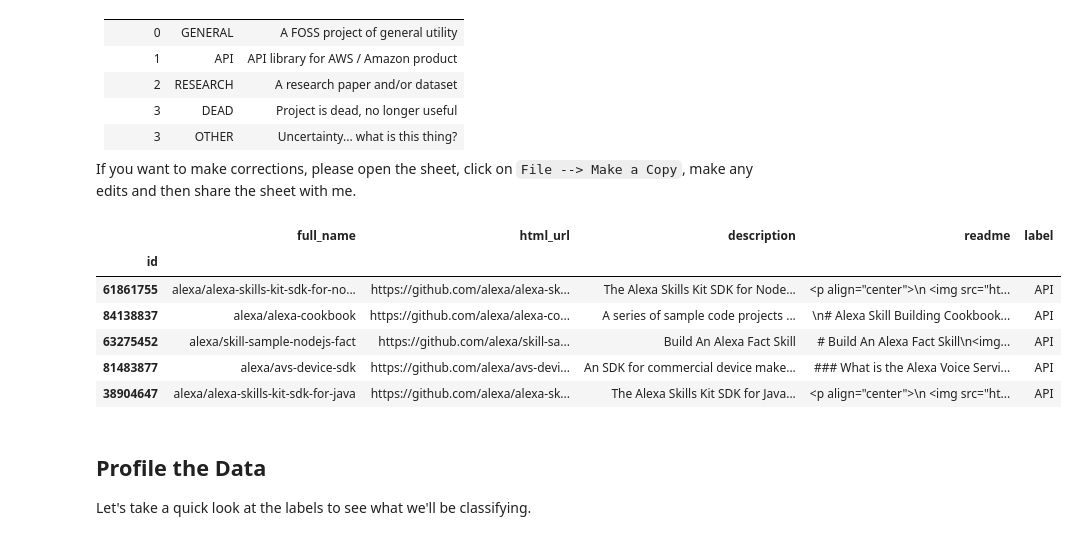
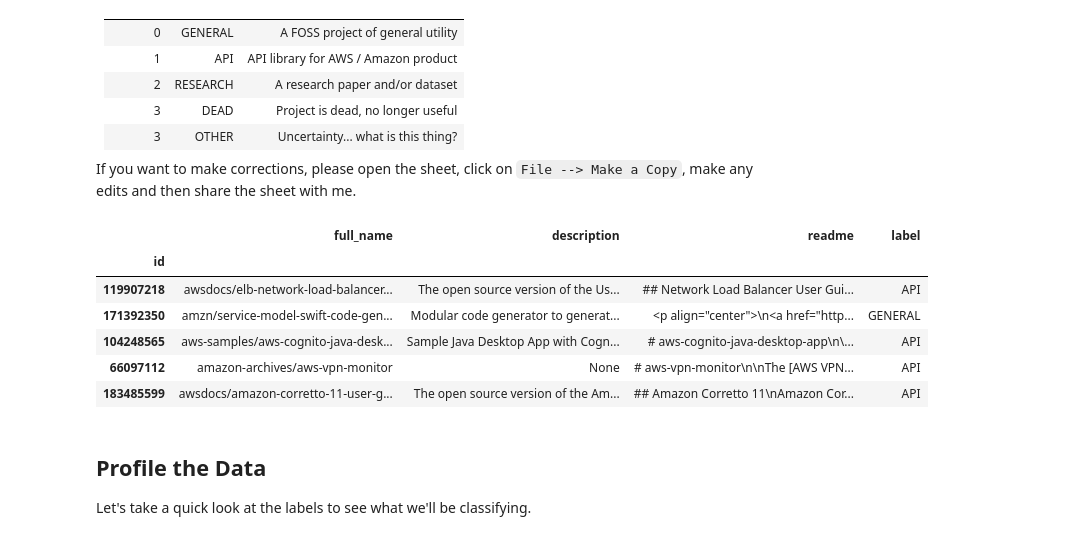
Before and after one commit to rjurney/weakly_supervised_learning_code, a Jupyter notebook: ch03/Introducing Snorkel.ipynb, the cells around one changed output. Drawn from its saved outputs; the diff is of its cells as text; code cells hidden in the pictures.

```diff
--- a/ch03/Introducing Snorkel.ipynb
+++ b/ch03/Introducing Snorkel.ipynb
@@ -41,15 +47,20 @@ In order to get a ground truth dataset against which to benchmark our Snorkel la
 If you want to make corrections, please open the sheet, click on `File --> Make a Copy`, make any edits and then share the sheet with me.
 # %%
 readme_df = pd.read_parquet('../data/aws_github.parquet', engine='pyarrow')
+
+readme_df = readme_df.sample(frac=1)
+
+readme_df = readme_df.drop('html_url', axis=1)
+
 readme_df.head()
 # %% [output]
-|  | full_name | html_url | description | readme | label |
-| id |  |  |  |  |  |
-| 61861755 | alexa/alexa-skills-kit-sdk-for-no... | https://github.com/alexa/alexa-sk... | The Alexa Skills Kit SDK for Node... | <p align="center">\n <img src="ht... | API |
-| 84138837 | alexa/alexa-cookbook | https://github.com/alexa/alexa-co... | A series of sample code projects ... | \n# Alexa Skill Building Cookbook... | API |
-| 63275452 | alexa/skill-sample-nodejs-fact | https://github.com/alexa/skill-sa... | Build An Alexa Fact Skill | # Build An Alexa Fact Skill\n<img... | API |
-| 81483877 | alexa/avs-device-sdk | https://github.com/alexa/avs-devi... | An SDK for commercial device make... | ### What is the Alexa Voice Servi... | API |
-| 38904647 | alexa/alexa-skills-kit-sdk-for-java | https://github.com/alexa/alexa-sk... | The Alexa Skills Kit SDK for Java... | <p align="center">\n <img src="ht... | API |
+|  | full_name | description | readme | label |
+| id |  |  |  |  |
+| 119907218 | awsdocs/elb-network-load-balancer... | The open source version of the Us... | ## Network Load Balancer User Gui... | API |
+| 171392350 | amzn/service-model-swift-code-gen... | Modular code generator to generat... | <p align="center">\n<a href="http... | GENERAL |
+| 104248565 | aws-samples/aws-cognito-java-desk... | Sample Java Desktop App with Cogn... | # aws-cognito-java-desktop-app\n\... | API |
+| 66097112 | amazon-archives/aws-vpn-monitor | None | # aws-vpn-monitor\n\nThe [AWS VPN... | API |
+| 183485599 | awsdocs/amazon-corretto-11-user-g... | The open source version of the Am... | ## Amazon Corretto 11\nAmazon Cor... | API |
 # %% [markdown]
 ## Profile the Data
 
```
Also changed, not shown: parts of 22 cells of this notebook.
